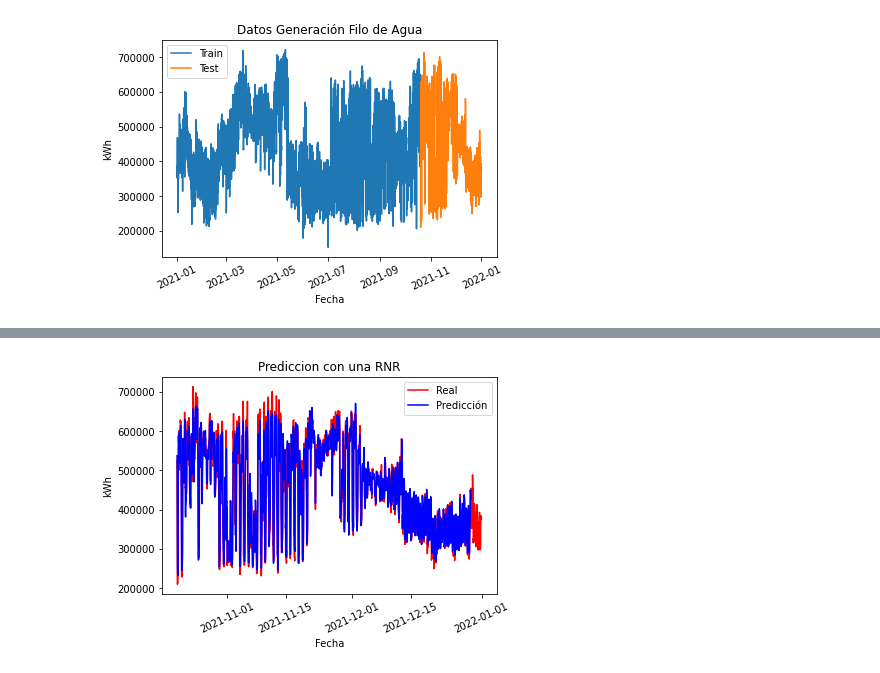
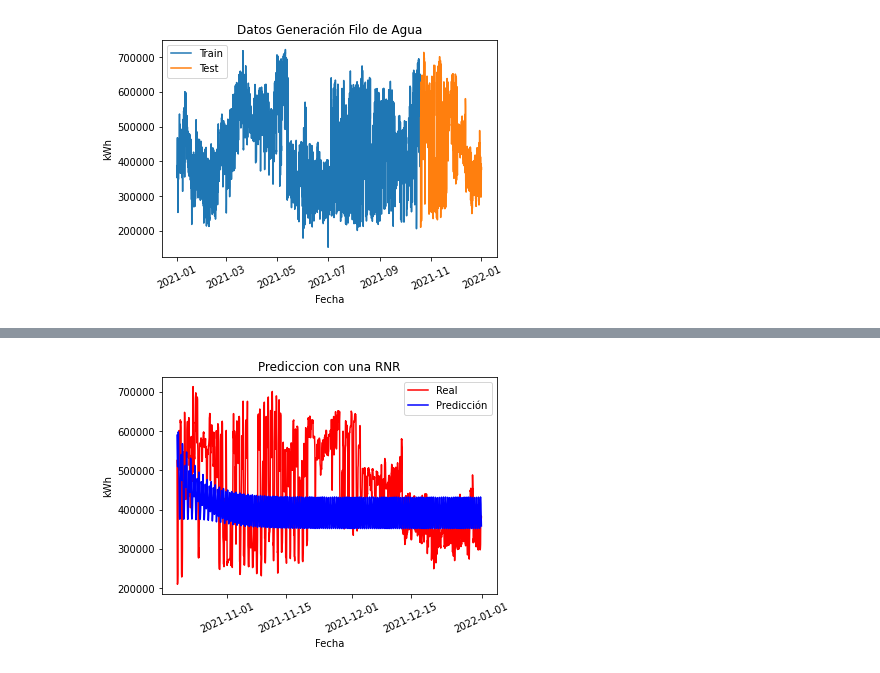
Before and after one commit to nensanc/cigrec2.5_spp_analytics, a Jupyter notebook: simple LSTM/rnn.ipynb, the cells around one changed output, grey strips where cells are left out. Drawn from its saved outputs; the diff is of its cells as text; code cells hidden in the pictures.

Commit message:
Actualizar predicción prueba
Se realimenta la red para usar sus mismas predicciones en predicciones futuras.

```diff
--- a/simple LSTM/rnn.ipynb
+++ b/simple LSTM/rnn.ipynb
@@ -130,18 +117,39 @@ X_test = np.reshape(X_test, (X_test.shape[0], X_test.shape[1], 1))
 
 predicted = regressor.predict(X_test)
 predicted = sc.inverse_transform(predicted)
+# %%
+# Parte 3 - Ajustar las predicciones (Usando predicciones como nuevas entradas)
+# Obtener la predicción con la RNR
+inputs  = real[:60].copy()
+inputs = inputs.reshape(-1,1)
+inputs = sc.transform(inputs)
+inputs = np.array([inputs])
+inputs = np.reshape(inputs, (inputs.shape[0], inputs.shape[1], 1))
+predicted = []
+for i in range(1752):
+    new_prediction = regressor.predict(inputs)[0,0]
+    predicted.append(new_prediction)
+
+    temp_inputs = list(inputs[0,1:,0])
+    temp_inputs.append(new_prediction)
+    inputs = np.array([temp_inputs])
+    inputs = np.reshape(inputs, (inputs.shape[0], inputs.shape[1], 1))
+    # inputs
+# %%
+predicted = np.reshape(np.array(predicted), (-1, 1))
+predicted = sc.inverse_transform(predicted)
 # %%
 # Visualizar los Resultados
 plt.plot(df.index[7008:], real, color = 'red', label = 'Real')
-plt.plot(df.index[7008:-60], predicted, color = 'blue', label = 'Predicción')
+plt.plot(df.index[7008:], predicted, color = 'blue', label = 'Predicción')
 plt.title("Prediccion con una RNR")
 plt.xlabel("Fecha")
 plt.ylabel("kWh")
 plt.xticks(rotation=25)
 plt.legend()
 plt.show()
 # %% [output]
-[figure, old version]
+[figure, new version]
 # %%
 for i in range(1,9):
     plt.plot(df.index[7008+219*(i-1):7008+219*i], real[219*(i-1):219*i], color = 'red', label = 'Real')
```
Also changed, not shown: parts of 3 cells of this notebook, 1 other file.
